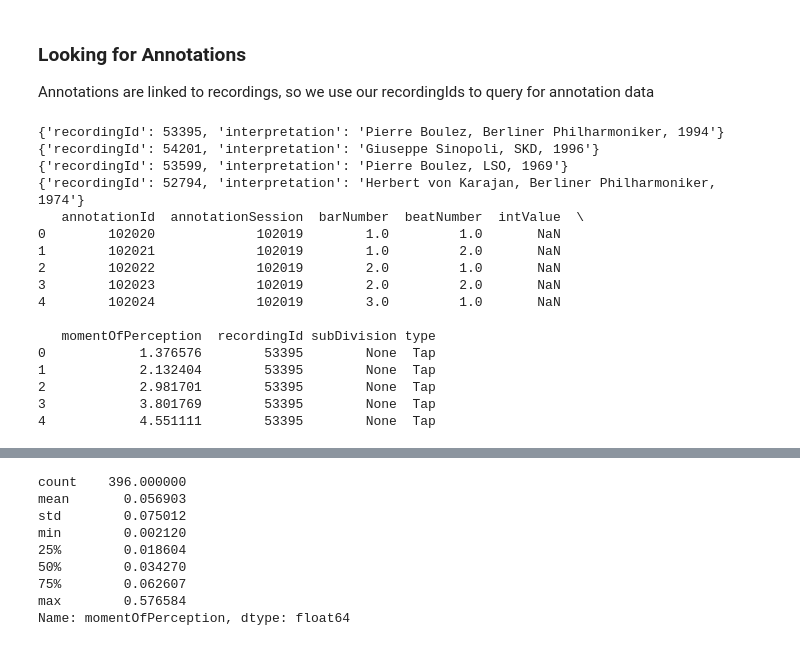
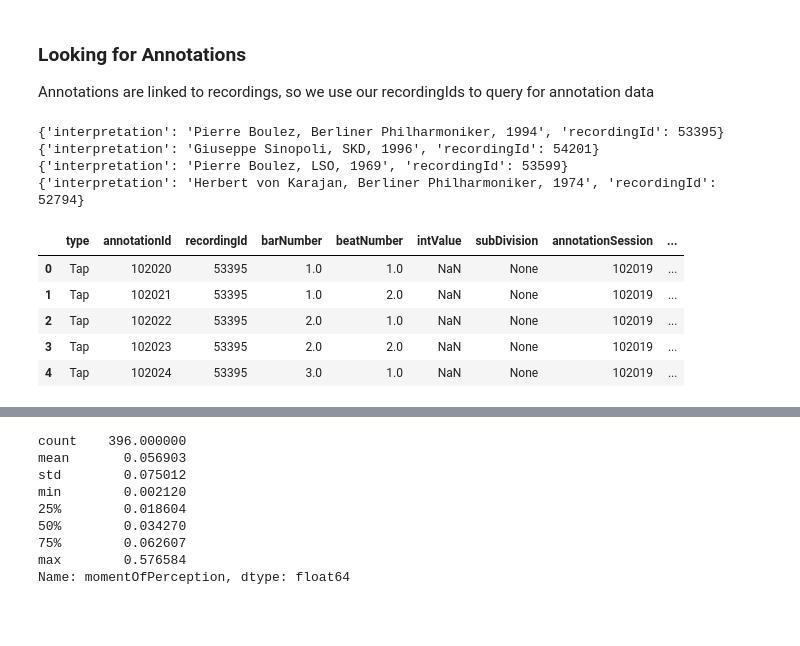
Before and after one commit to KarajanResearch/OpenMusicAnnotations, a Jupyter notebook: jupyter/input/Rhythmic Predictability of Weak-Transient Orchestral Music.ipynb, the cells around one changed output, grey strips where cells are left out. Saved outputs shown, nothing was run; the diff lists cells and outputs as text; code cells hidden in the pictures; blank space fills up the shorter version.

```diff
--- a/jupyter/input/Rhythmic Predictability of Weak-Transient Orchestral Music.ipynb
+++ b/jupyter/input/Rhythmic Predictability of Weak-Transient Orchestral Music.ipynb
@@ -125,38 +125,30 @@ Annotations are linked to recordings, so we use our recordingIds to query for an
 # %%
 # annotations = oma.annotation_find({"findBy": "recording", "recording": recording["id"]})
 #
 
+# data structure to contain all annotations of interpretations
 annotations = []
 
 for interpretation in interpretations:
     print(interpretation)
     a = oma.annotation_find({"findBy": "recording", "recording": interpretation["recordingId"]})
+    # add to annotations of all interpretations
     annotations.extend(a)
 
 
-#print(annotations[0])
 df_annotations = pd.DataFrame(data=annotations)
-
-
-print(df_annotations.head())
+df_annotations.head()
 # %% [output]
-{'recordingId': 53395, 'interpretation': 'Pierre Boulez, Berliner Philharmoniker, 1994'}
-{'recordingId': 54201, 'interpretation': 'Giuseppe Sinopoli, SKD, 1996'}
-{'recordingId': 53599, 'interpretation': 'Pierre Boulez, LSO, 1969'}
-{'recordingId': 52794, 'interpretation': 'Herbert von Karajan, Berliner Philharmoniker, 1974'}
-   annotationId  annotationSession  barNumber  beatNumber  intValue  \
-0        102020             102019        1.0         1.0       NaN
-1        102021             102019        1.0         2.0       NaN
-2        102022             102019        2.0         1.0       NaN
-3        102023             102019        2.0         2.0       NaN
-4        102024             102019        3.0         1.0       NaN
-
-   momentOfPerception  recordingId subDivision type
-0            1.376576        53395        None  Tap
-1            2.132404        53395        None  Tap
-2            2.981701        53395        None  Tap
-3            3.801769        53395        None  Tap
-4            4.551111        53395        None  Tap
+{'interpretation': 'Pierre Boulez, Berliner Philharmoniker, 1994', 'recordingId': 53395}
+{'interpretation': 'Giuseppe Sinopoli, SKD, 1996', 'recordingId': 54201}
+{'interpretation': 'Pierre Boulez, LSO, 1969', 'recordingId': 53599}
+{'interpretation': 'Herbert von Karajan, Berliner Philharmoniker, 1974', 'recordingId': 52794}
+|  | type | annotationId | recordingId | barNumber | beatNumber | intValue | subDivision | annotationSession | ... |
+| 0 | Tap | 102020 | 53395 | 1.0 | 1.0 | NaN | None | 102019 | ... |
+| 1 | Tap | 102021 | 53395 | 1.0 | 2.0 | NaN | None | 102019 | ... |
+| 2 | Tap | 102022 | 53395 | 2.0 | 1.0 | NaN | None | 102019 | ... |
+| 3 | Tap | 102023 | 53395 | 2.0 | 2.0 | NaN | None | 102019 | ... |
+| 4 | Tap | 102024 | 53395 | 3.0 | 1.0 | NaN | None | 102019 | ... |
 # %%
 # data frame grouping and descriptive statistics
 
```
Also changed, not shown: parts of 9 cells of this notebook.
